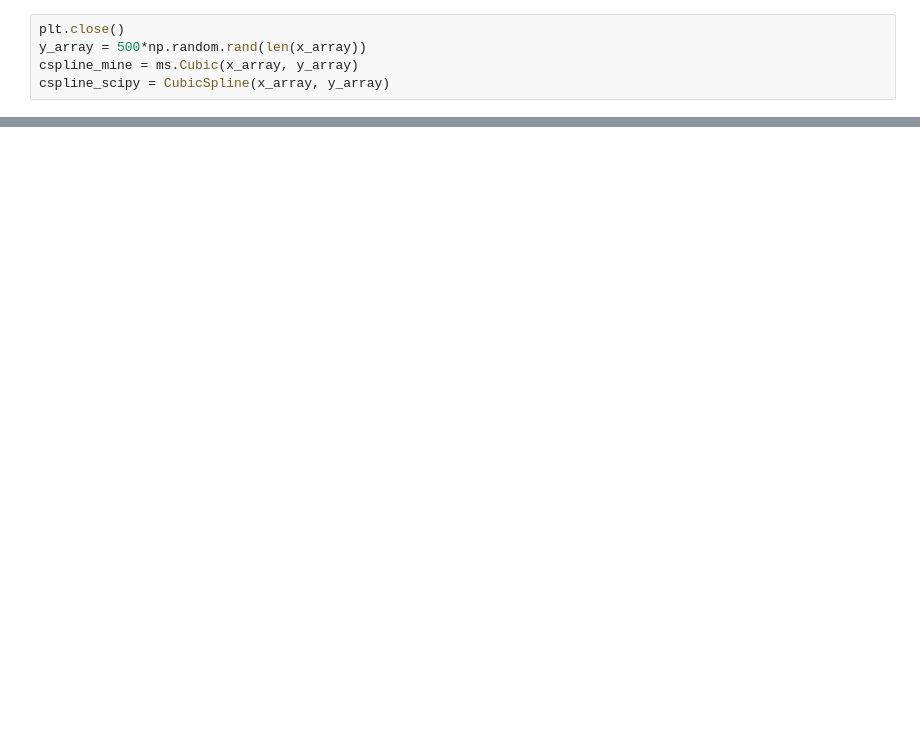
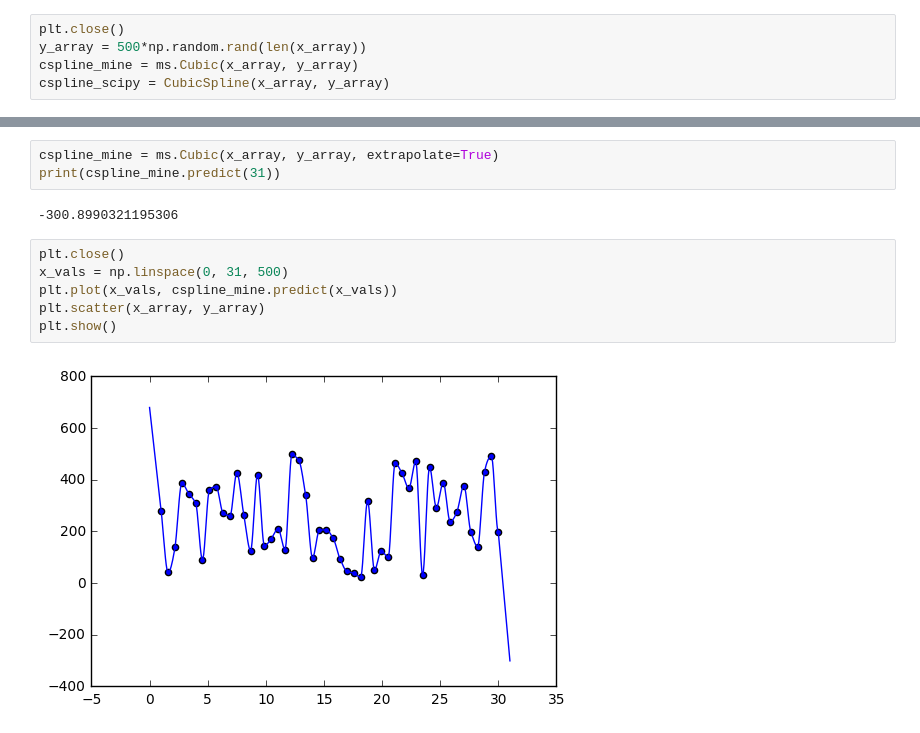
Before and after one commit to mrizzo25/MonotonicSpline, a Jupyter notebook: Spline Test.ipynb, the cells around one changed output, grey strips where cells are left out. Cells and saved outputs as stored; diff of their text form; blank space fills up the shorter version.

```diff
--- a/Spline Test.ipynb
+++ b/Spline Test.ipynb
@@ -38,0 +39,13 @@ plt.show()
+# %%
+cspline_mine = ms.Cubic(x_array, y_array, extrapolate=True)
+print(cspline_mine.predict(31))
+# %% [output]
+-300.8990321195306
+# %%
+plt.close()
+x_vals = np.linspace(0, 31, 500)
+plt.plot(x_vals, cspline_mine.predict(x_vals))
+plt.scatter(x_array, y_array)
+plt.show()
+# %% [output]
+[figure, added]
```
Also changed, not shown: parts of 3 cells of this notebook.
